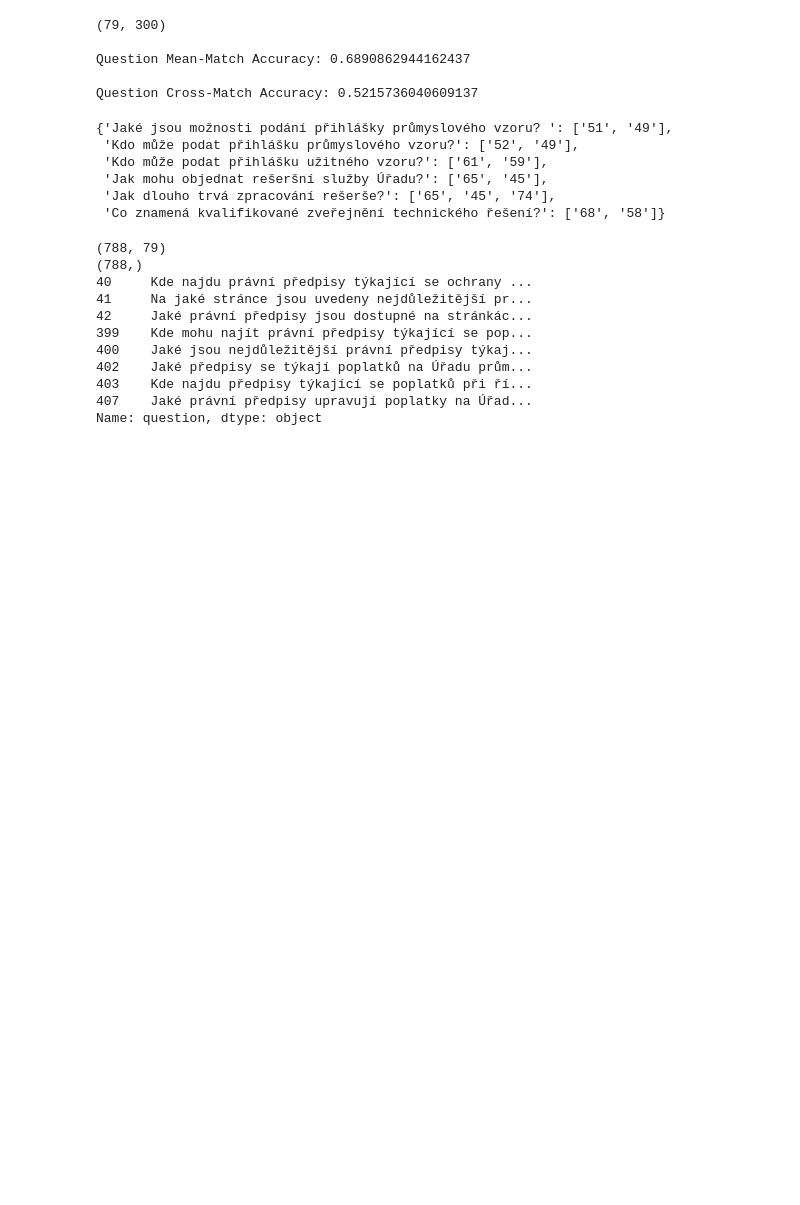
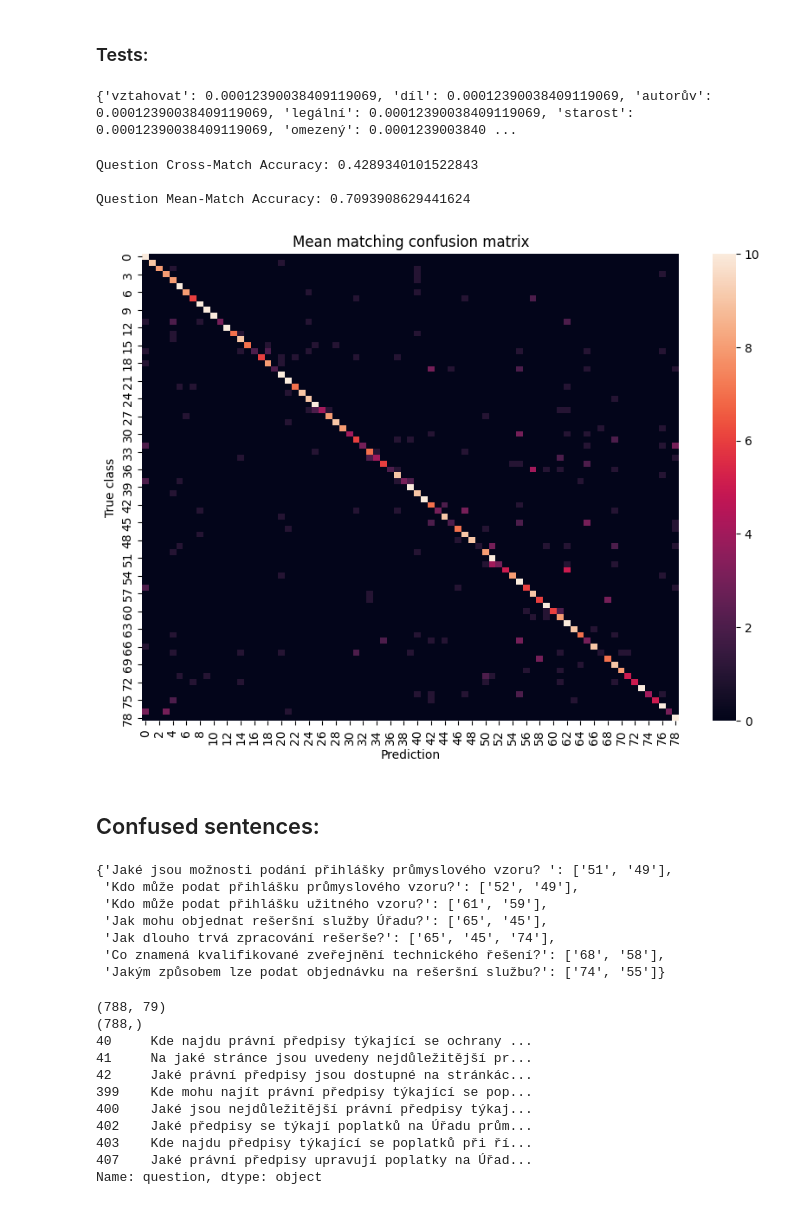
Before and after one commit to poludmik/fastText_project, a Jupyter notebook: similar_sent_tests.ipynb, the cells around one changed output. Saved outputs shown, nothing was run; the diff lists cells and outputs as text; code cells hidden in the pictures; blank space fills up the shorter version.

Commit message:
Czech lemmatizer, word weighting.

```diff
--- a/similar_sent_tests.ipynb
+++ b/similar_sent_tests.ipynb
@@ -36,15 +15,33 @@ faq.total_confusion()
+# %% [markdown]
+### Tests:
+# %%
+count_word_probs_in_questions()
+probs_path = "upv_faq/Q78_question_word_probs.json"
+with open(probs_path, "r") as wp_file:
+    probs = json.load(wp_file)
+print(dict(sorted(probs.items(), key=lambda item: item[1])))
+# %% [output]
+{'vztahovat': 0.00012390038409119069, 'díl': 0.00012390038409119069, 'autorův': 0.00012390038409119069, 'legální': 0.00012390038409119069, 'starost': 0.00012390038409119069, 'omezený': 0.0001239003840 ...
+# %%
+q_xslx = "upv_faq/Q78_questions.xlsx"
+a_xslx = "upv_faq/Q78_answers.xlsx"
+
+faq = FAQ(model, q_xslx, a_xslx, probs=probs, alpha=0.03)
 # %%
+acc, cm = faq.cross_match_test()
+print(f"\nQuestion Cross-Match Accuracy: {acc}")
 acc, cm = faq.mean_match_test()
 print(f"\nQuestion Mean-Match Accuracy: {acc}")
-
-acc, cm = faq.cross_match_test()
-print(f"\nQuestion Cross-Match Accuracy: {acc}")
 # %% [output]
-(79, 300)
+Question Cross-Match Accuracy: 0.4289340101522843
 
-Question Mean-Match Accuracy: 0.6890862944162437
-
-Question Cross-Match Accuracy: 0.5215736040609137
+Question Mean-Match Accuracy: 0.7093908629441624
+# %%
+m_acc, _ = faq.mean_match_test(show_cm=True)
+# %% [output]
+[figure, added]
+# %% [markdown]
+## Confused sentences:
 # %%
 # Ambiguous matches
 path_to_save = "780_upv_questions/same_question_different_answers.json"
@@ -55,7 +52,8 @@ faq.get_same_question_different_answer_pairs(save_path=path_to_save)
  'Kdo může podat přihlášku užitného vzoru?': ['61', '59'],
  'Jak mohu objednat rešeršní služby Úřadu?': ['65', '45'],
  'Jak dlouho trvá zpracování rešerše?': ['65', '45', '74'],
- 'Co znamená kvalifikované zveřejnění technického řešení?': ['68', '58']}
+ 'Co znamená kvalifikované zveřejnění technického řešení?': ['68', '58'],
+ 'Jakým způsobem lze podat objednávku na rešeršní službu?': ['74', '55']}
 # %%
 faq.get_most_confused_questions(cos_sim_threshold=0.85) # with mean-match
 # %% [output]
```
Also changed, not shown: parts of 8 cells of this notebook, 4 other files.
